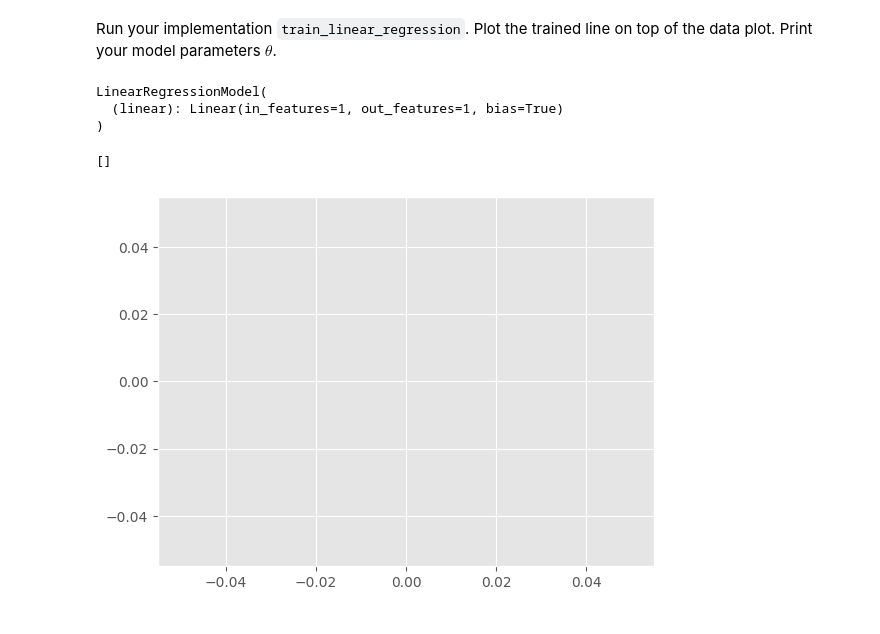
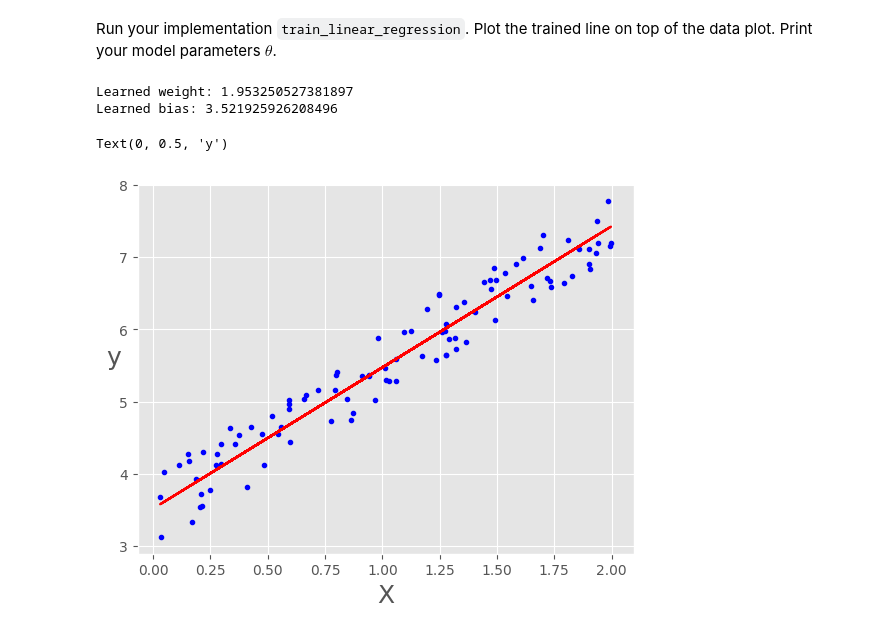
Before and after one commit to kylemisa20/x, a Jupyter notebook: files/1_Gradient_Descent.ipynb, the cells around one changed output. Drawn from its saved outputs; the diff is of its cells as text; code cells hidden in the pictures.

```diff
--- a/files/1_Gradient_Descent.ipynb
+++ b/files/1_Gradient_Descent.ipynb
@@ -638,33 +656,32 @@ Print your model parameters $\theta$.
 # %%
 # Skeleton for TODO 8 (continued)
 # 1. Convert data to tensors
 # X_tensor = ...
 # y_tensor = ...
 X_tensor = torch.from_numpy(X).float().view(-1, 1)
 y_tensor = torch.from_numpy(y).float().view(-1, 1)
 
 # 2. Train model using train_linear_regression
 # trained_model = ...
-trained_model = train_linear_regression(X_tensor, y_tensor, optimizer_type='SGD', learning_rate=0.)
+trained_model = train_linear_regression(X_tensor, y_tensor, optimizer_type='SGD', learning_rate=0.01)
 
 # 3. Print model parameters (weight and bias)
 # ...
 weight = trained_model.linear.weight.item()
 bias = trained_model.linear.bias.item()
 
 print("Learned weight:", weight)
 print("Learned bias:", bias)
 
 # 4. Plot Data Points vs Learned Line
 # ...
 plt.plot(X, y, 'b.')
 plt.plot(X, weight * X + bias, 'r-')
 plt.xlabel("X", fontsize=18)
 plt.ylabel("y", rotation=0, fontsize=18)
 #
 # %% [output]
-LinearRegressionModel(
-  (linear): Linear(in_features=1, out_features=1, bias=True)
-)
+Learned weight: 1.953250527381897
+Learned bias: 3.521925926208496
-[]
+Text(0, 0.5, 'y')
-[figure, old version]
+[figure, new version]
```
Also changed, not shown: parts of 9 cells of this notebook.
